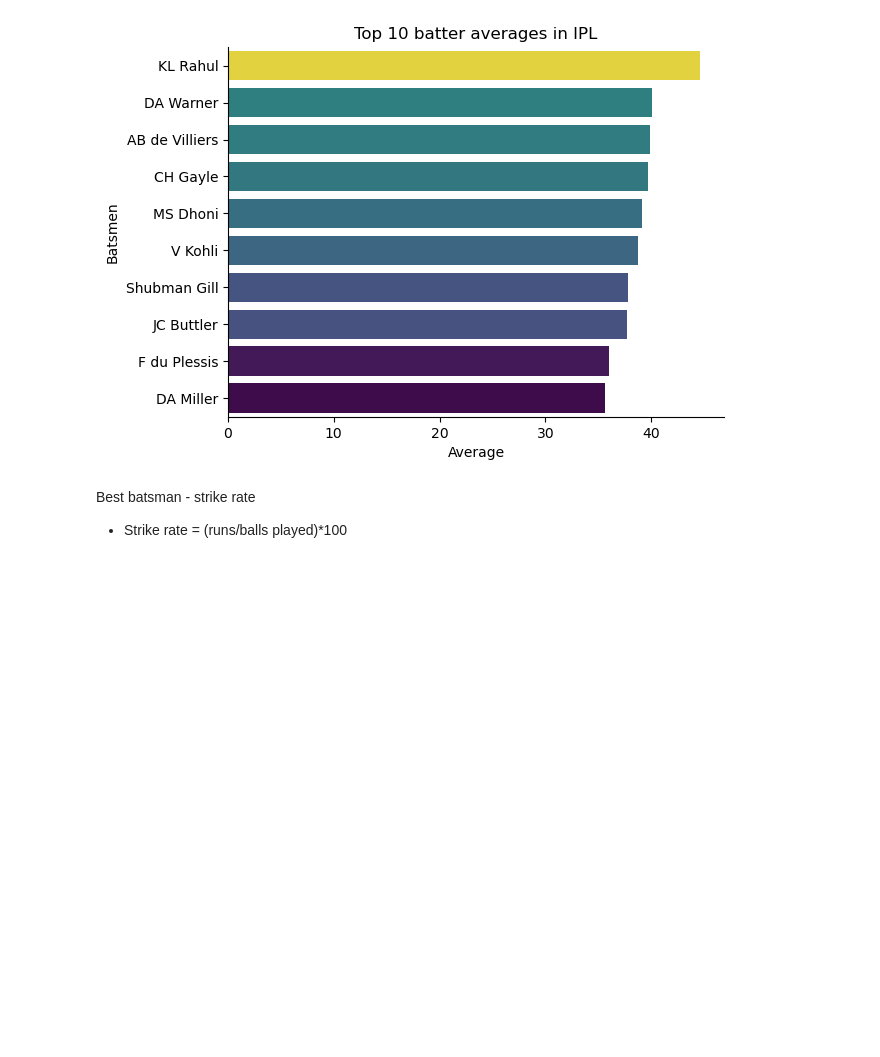
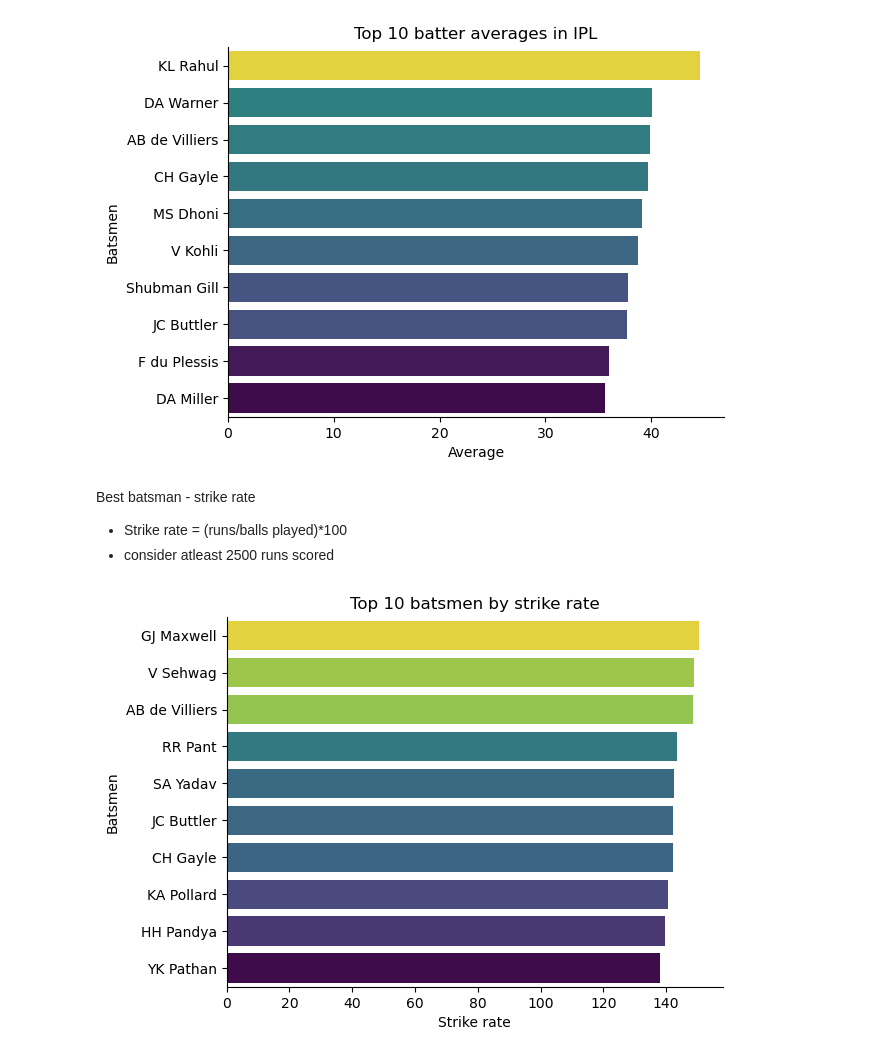
Before and after one commit to Prashant0594/python_data_projects, a Jupyter notebook: project_IPL_analysis/best_batsman.ipynb, the cells around one changed output. Cells and saved outputs as stored; diff of their text form; code cells hidden in the pictures; blank space fills up the shorter version.

```diff
--- a/project_IPL_analysis/best_batsman.ipynb
+++ b/project_IPL_analysis/best_batsman.ipynb
@@ -123,3 +123,18 @@ plt.show()
 Best batsman - strike rate
 
 - Strike rate = (runs/balls played)*100
+- consider atleast 2500 runs scored
+# %%
+strike = df.groupby('batter')[['batsman_runs','ball']].agg({'batsman_runs':'sum','ball':'count'}).sort_values(by='batsman_runs',ascending=False)
+strike['strike_rate']=(strike['batsman_runs']/strike['ball'])*100
+plot_strike=strike[strike['batsman_runs']>2500].sort_values(by='strike_rate',ascending=False).head(10)
+# %%
+sns.barplot(data=plot_strike,x='strike_rate',y=plot_strike.index,hue='strike_rate',palette='viridis')
+plt.xlabel('Strike rate')
+plt.ylabel('Batsmen')
+plt.title('Top 10 batsmen by strike rate')
+plt.legend().remove()
+sns.despine()
+plt.show()
+# %% [output]
+[figure, added]
```
Also changed, not shown: parts of 13 cells of this notebook, 1 other file.
